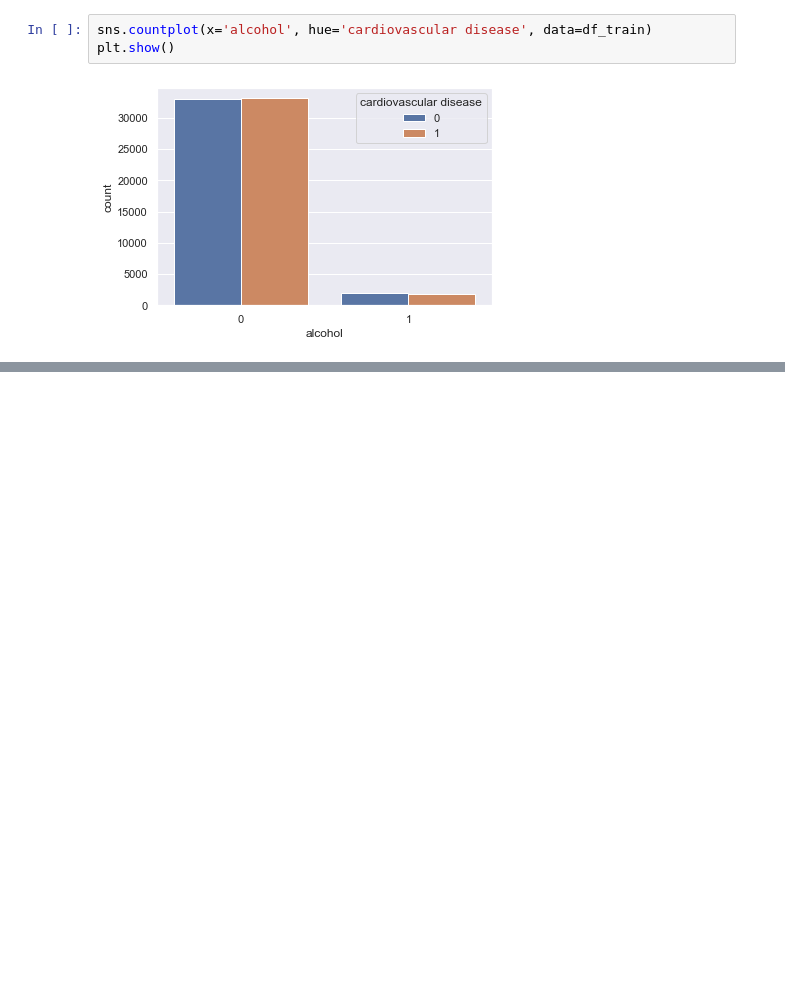
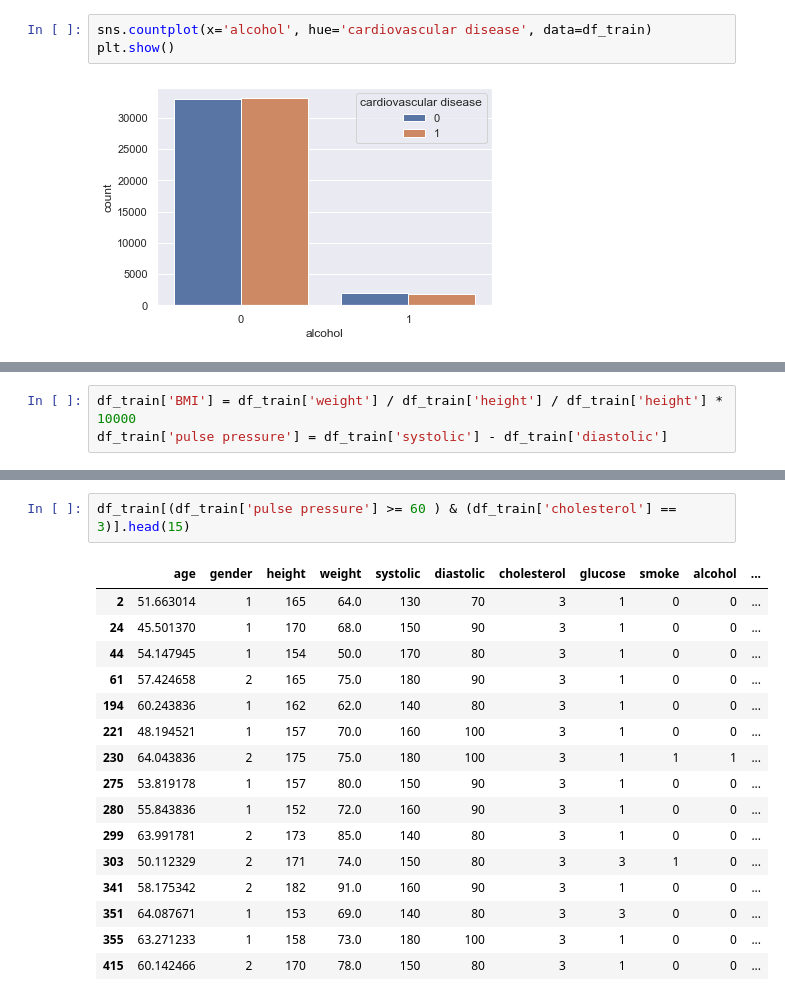
Before and after one commit to AmrNawar2021/Cardio_Train_NN_project, a Jupyter notebook: NN_pro.ipynb, the cells around one changed output, grey strips where cells are left out. Drawn from its saved outputs; the diff is of its cells as text; blank space fills up the shorter version.

```diff
--- a/NN_pro.ipynb
+++ b/NN_pro.ipynb
@@ -173,0 +196,3 @@ plt.show()
+# %%
+df_train['BMI'] = df_train['weight'] / df_train['height'] / df_train['height'] * 10000
+df_train['pulse pressure'] = df_train['systolic'] - df_train['diastolic']
@@ -173,0 +222,19 @@ plt.show()
+# %%
+df_train[(df_train['pulse pressure'] >= 60 ) & (df_train['cholesterol'] == 3)].head(15)
+# %% [output]
+|  | age | gender | height | weight | systolic | diastolic | cholesterol | glucose | smoke | alcohol | ... |
+| 2 | 51.663014 | 1 | 165 | 64.0 | 130 | 70 | 3 | 1 | 0 | 0 | ... |
+| 24 | 45.501370 | 1 | 170 | 68.0 | 150 | 90 | 3 | 1 | 0 | 0 | ... |
+| 44 | 54.147945 | 1 | 154 | 50.0 | 170 | 80 | 3 | 1 | 0 | 0 | ... |
+| 61 | 57.424658 | 2 | 165 | 75.0 | 180 | 90 | 3 | 1 | 0 | 0 | ... |
+| 194 | 60.243836 | 1 | 162 | 62.0 | 140 | 80 | 3 | 1 | 0 | 0 | ... |
+| 221 | 48.194521 | 1 | 157 | 70.0 | 160 | 100 | 3 | 1 | 0 | 0 | ... |
+| 230 | 64.043836 | 2 | 175 | 75.0 | 180 | 100 | 3 | 1 | 1 | 1 | ... |
+| 275 | 53.819178 | 1 | 157 | 80.0 | 150 | 90 | 3 | 1 | 0 | 0 | ... |
+| 280 | 55.843836 | 1 | 152 | 72.0 | 160 | 90 | 3 | 1 | 0 | 0 | ... |
+| 299 | 63.991781 | 2 | 173 | 85.0 | 140 | 80 | 3 | 1 | 0 | 0 | ... |
+| 303 | 50.112329 | 2 | 171 | 74.0 | 150 | 80 | 3 | 3 | 1 | 0 | ... |
+| 341 | 58.175342 | 2 | 182 | 91.0 | 160 | 90 | 3 | 1 | 0 | 0 | ... |
+| 351 | 64.087671 | 1 | 153 | 69.0 | 140 | 80 | 3 | 3 | 0 | 0 | ... |
+| 355 | 63.271233 | 1 | 158 | 73.0 | 180 | 100 | 3 | 1 | 0 | 0 | ... |
+| 415 | 60.142466 | 2 | 170 | 78.0 | 150 | 80 | 3 | 1 | 0 | 0 | ... |
```
Also changed, not shown: parts of 5 cells of this notebook.
